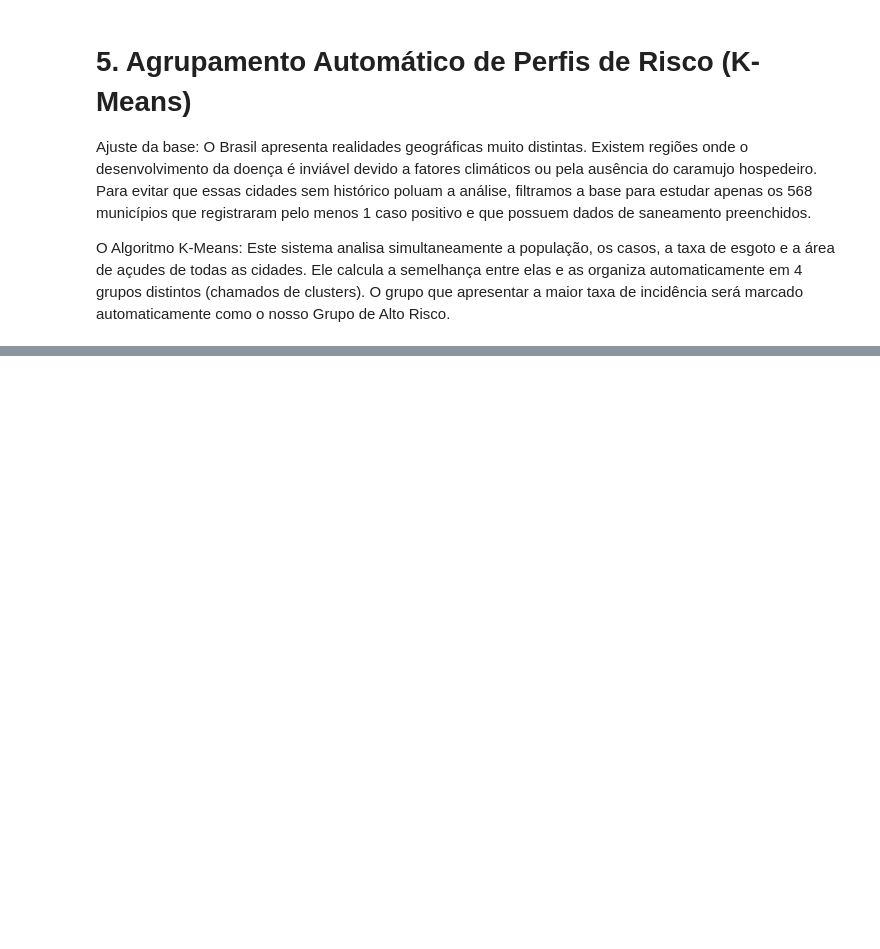
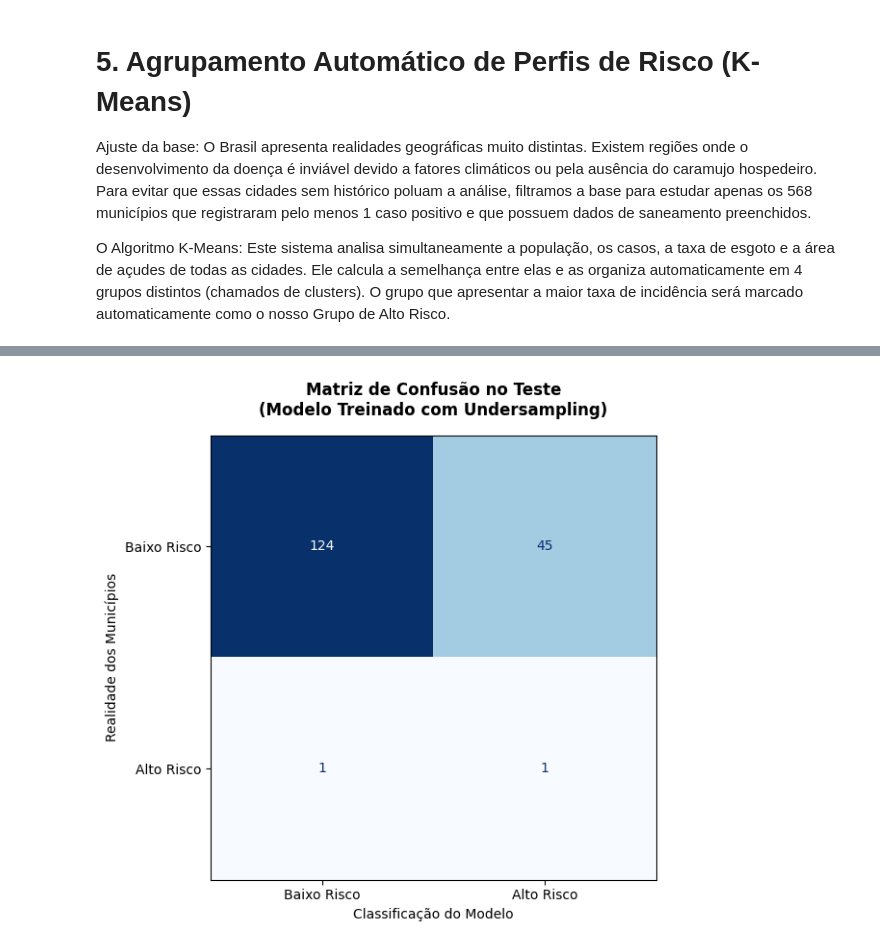
Before and after one commit to LuizCorrei4/Projeto-Caramujo, a Jupyter notebook: notebooks/analise_geoespacial/analise_saneamento_corpos_d'agua.ipynb, the cells around one changed output, grey strips where cells are left out. Cells and saved outputs as stored; diff of their text form; code cells hidden in the pictures; blank space fills up the shorter version.

Commit message:
analise com mais metricas e avaliações

```diff
--- a/notebooks/analise_geoespacial/analise_saneamento_corpos_d'agua.ipynb
+++ b/notebooks/analise_geoespacial/analise_saneamento_corpos_d'agua.ipynb
@@ -299,16 +418,70 @@ Entregamos para o computador apenas as informações sobre a rede de esgoto, o t
 # %%
-print("\n5/5 - Desafiando o computador a adivinhar o risco...")
+from sklearn.model_selection import train_test_split
+from sklearn.metrics import confusion_matrix, recall_score, accuracy_score, ConfusionMatrixDisplay
 
+print("\n6/7 - Desafiando o computador com Treino Balanceado (Undersampling)...")
+
+# 1. Separando as variáveis preditoras e o alvo original
 X = df_ml_brasil[["açudes_canais_ha", "taxa_esgoto_media", "pop_media", "natural_ha", "hydro_ha"]]
 y = df_ml_brasil["alvo_alto_risco"]
 
-# Modelo: Random Forest (Ele testa centenas de combinações e nos dá o peso de cada fator)
+# 2. Divisão clássica: 70% dos dados para Treino e 30% para Teste
+# O parâmetro 'stratify=y' garante a presença de cidades de alto risco em ambas as partes
+X_train, X_test, y_train, y_test = train_test_split(X, y, test_size=0.3, random_state=42, stratify=y)
+
+# 3. APLICAÇÃO DO UNDERSAMPLING (Apenas na base de treino para não adulterar o teste)
+df_treino_provisorio = pd.concat([X_train, y_train], axis=1)
+
+# Separamos os dois grupos no treino
+alto_risco_treino = df_treino_provisorio[df_treino_provisorio["alvo_alto_risco"] == 1]
+baixo_risco_treino = df_treino_provisorio[df_treino_provisorio["alvo_alto_risco"] == 0]
+
+# Sorteamos uma quantidade menor de cidades de baixo risco (Proporção 1 para 2)
+baixo_risco_reduzido = baixo_risco_treino.sample(n=len(alto_risco_treino) * 2, random_state=42)
+
+# Juntamos de volta para criar a base de treino perfeitamente equilibrada
+df_treino_balanceado = pd.concat([alto_risco_treino, baixo_risco_reduzido])
+X_train_bal = df_treino_balanceado.drop(columns=["alvo_alto_risco"])
+y_train_bal = df_treino_balanceado["alvo_alto_risco"]
+
+print(f"-> Cidades no treino original: {len(X_train)} (Sendo apenas {len(alto_risco_treino)} de Alto Risco)")
+print(f"-> Cidades no treino após Undersampling: {len(X_train_bal)} (Sendo {len(alto_risco_treino)} de Alto Risco e {len(baixo_risco_reduzido)} de Baixo Risco)")
+
+# 4. Configuração e Treino do Modelo com os dados equilibrados
 rf = RandomForestClassifier(random_state=42, n_estimators=100)
-rf.fit(X, y)
+rf.fit(X_train_bal, y_train_bal)
+
+# 5. Extração da Importância das Variáveis
 importancias = pd.Series(rf.feature_importances_, index=X.columns).sort_values(ascending=False)
 
 print("\n=======================================================")
 print("     QUAIS VARIÁVEIS MAIS AJUDARAM O COMPUTADOR?       ")
 print("=======================================================")
 print(importancias.round(4))
+
+# 6. TESTE REAL: O computador tenta adivinhar o risco nas cidades que ele NUNCA VIU
+y_pred_teste = rf.predict(X_test)
+
+# Cálculo das métricas reais no teste
+recall_teste = recall_score(y_test, y_pred_teste)
+acuracia_teste = accuracy_score(y_test, y_pred_teste)
+cm = confusion_matrix(y_test, y_pred_teste)
+
+print("\n=======================================================")
+print("          MÉTRICAS REAIS (AVALIAÇÃO NO TESTE AS CEGAS) ")
+print("=======================================================")
+print(f"Acurácia Geral no Teste: {acuracia_teste * 100:.2f}%")
+print(f"Recall Geral no Teste (Capacidade de Captura): {recall_teste * 100:.2f}%")
+
+# 7. Geração Gráfica da Matriz de Confusão do Teste
+fig, ax = plt.subplots(figsize=(6, 6))
+disp = ConfusionMatrixDisplay(confusion_matrix=cm, display_labels=["Baixo Risco", "Alto Risco"])
+disp.plot(cmap="Blues", values_format="d", ax=ax, colorbar=False)
+
+plt.title("Matriz de Confusão no Teste\n(Modelo Treinado com Undersampling)", fontsize=12, weight='bold', pad=15)
+plt.xlabel("Classificação do Modelo")
+plt.ylabel("Realidade dos Municípios")
+plt.grid(False)
+plt.tight_layout()
+plt.show()
 # %% [output]
@@ -325,0 +507 @@ dtype: float64
+[figure, added]
```
Also changed, not shown: parts of 15 cells of this notebook, 1 other file.
